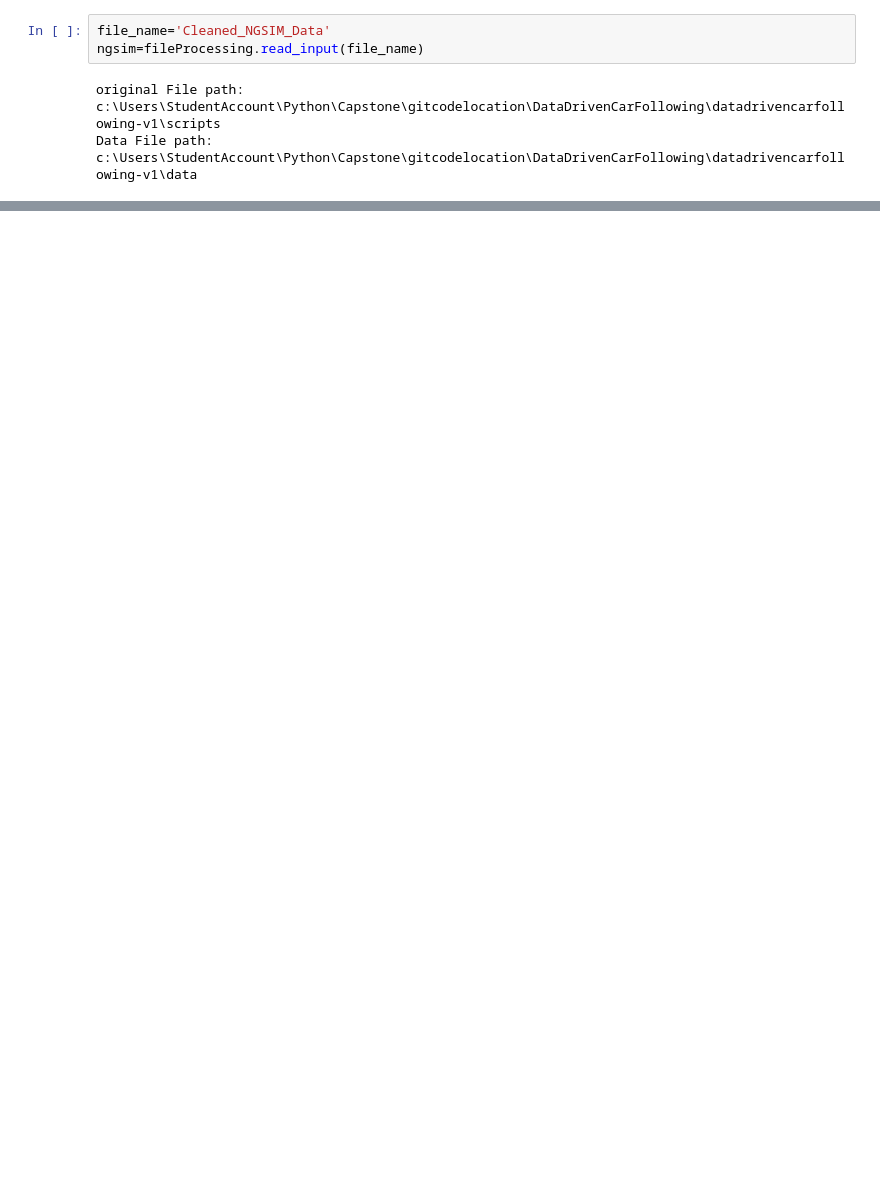
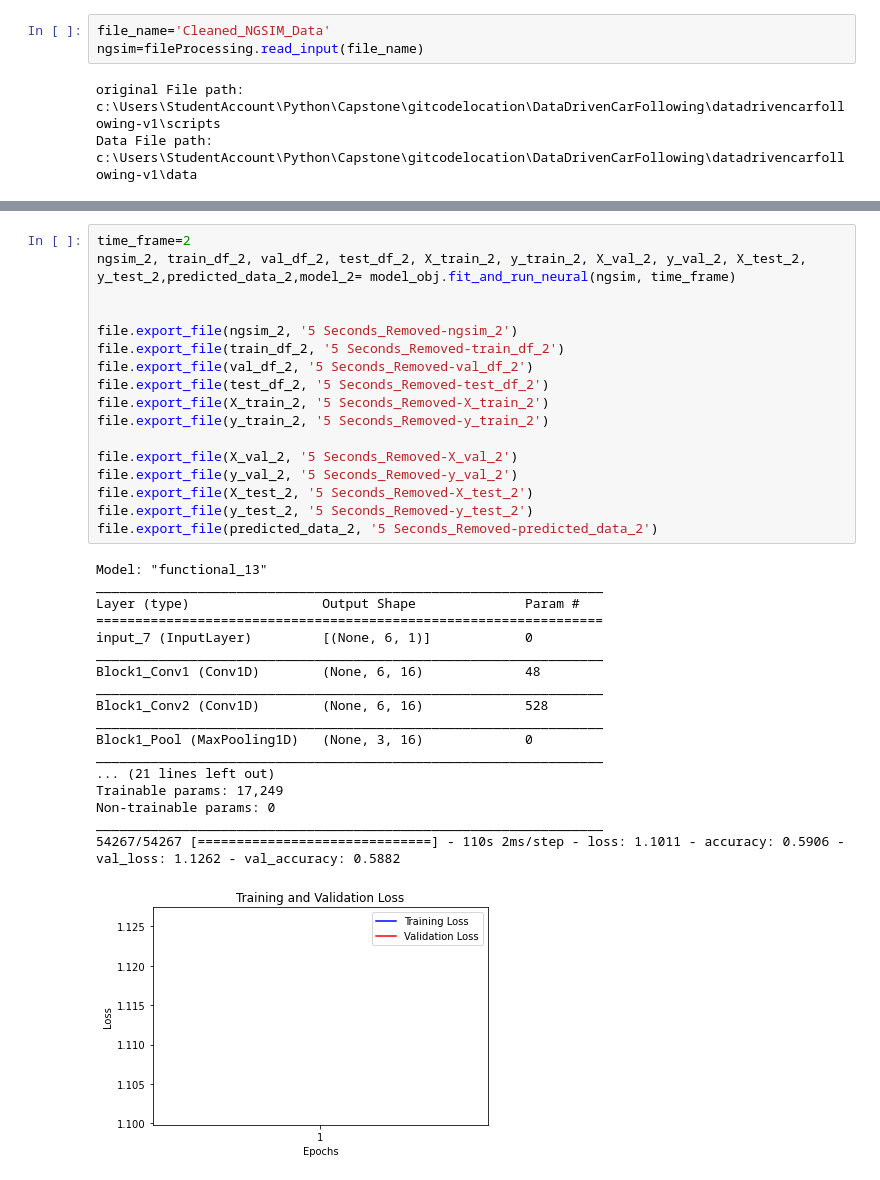
Before and after one commit to VineetDhamija/DataDrivenCarFollowing, a Jupyter notebook: datadrivencarfollowing-v1/scripts/Neural Network various Reaction Times.ipynb, the cells around one changed output, grey strips where cells are left out. Cells and saved outputs as stored; diff of their text form; blank space fills up the shorter version.

```diff
--- a/datadrivencarfollowing-v1/scripts/Neural Network various Reaction Times.ipynb
+++ b/datadrivencarfollowing-v1/scripts/Neural Network various Reaction Times.ipynb
@@ -216,0 +137,36 @@ pred_acc shape: (124,)
+# %%
+time_frame=2
+ngsim_2, train_df_2, val_df_2, test_df_2, X_train_2, y_train_2, X_val_2, y_val_2, X_test_2, y_test_2,predicted_data_2,model_2= model_obj.fit_and_run_neural(ngsim, time_frame)
+
+
+file.export_file(ngsim_2, '5 Seconds_Removed-ngsim_2')
+file.export_file(train_df_2, '5 Seconds_Removed-train_df_2')
+file.export_file(val_df_2, '5 Seconds_Removed-val_df_2')
+file.export_file(test_df_2, '5 Seconds_Removed-test_df_2')
+file.export_file(X_train_2, '5 Seconds_Removed-X_train_2')
+file.export_file(y_train_2, '5 Seconds_Removed-y_train_2')
+
+file.export_file(X_val_2, '5 Seconds_Removed-X_val_2')
+file.export_file(y_val_2, '5 Seconds_Removed-y_val_2')
+file.export_file(X_test_2, '5 Seconds_Removed-X_test_2')
+file.export_file(y_test_2, '5 Seconds_Removed-y_test_2')
+file.export_file(predicted_data_2, '5 Seconds_Removed-predicted_data_2')
+# %% [output]
+Model: "functional_13"
+_________________________________________________________________
+Layer (type)                 Output Shape              Param #
+=================================================================
+input_7 (InputLayer)         [(None, 6, 1)]            0
+_________________________________________________________________
+Block1_Conv1 (Conv1D)        (None, 6, 16)             48
+_________________________________________________________________
+Block1_Conv2 (Conv1D)        (None, 6, 16)             528
+_________________________________________________________________
+Block1_Pool (MaxPooling1D)   (None, 3, 16)             0
+_________________________________________________________________
+... (21 lines left out)
+Trainable params: 17,249
+Non-trainable params: 0
+_________________________________________________________________
+54267/54267 [==============================] - 110s 2ms/step - loss: 1.1011 - accuracy: 0.5906 - val_loss: 1.1262 - val_accuracy: 0.5882
+[figure, added]
```
Also changed, not shown: parts of 11 cells of this notebook, 13 other files.
